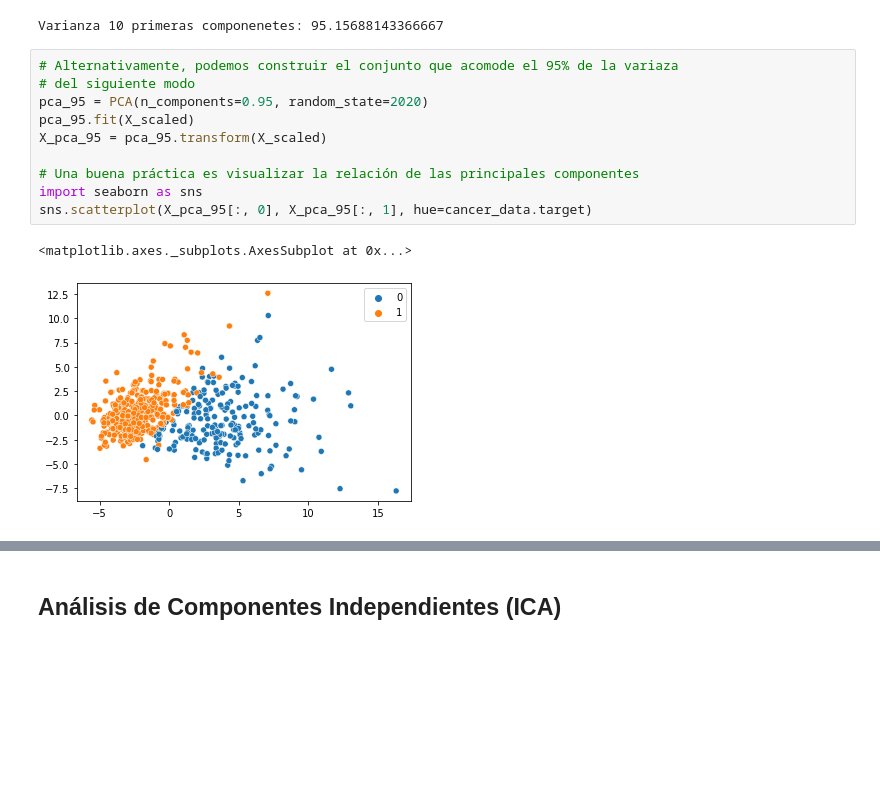
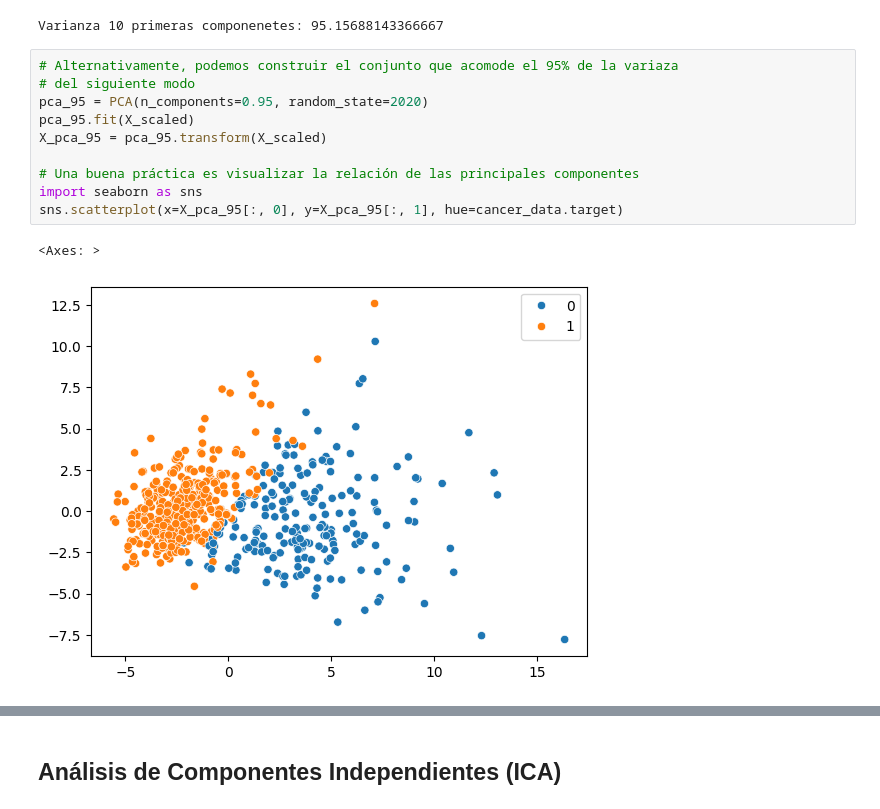
Before and after one commit to txusser/Master_IA_Sanidad, a Jupyter notebook: Modulo_2/2_3_3_Extraccion_de_caracteristicas.ipynb, the cells around one changed output, grey strips where cells are left out. Drawn from its saved outputs; the diff is of its cells as text; blank space fills up the shorter version.

```diff
--- a/Modulo_2/2_3_3_Extraccion_de_caracteristicas.ipynb
+++ b/Modulo_2/2_3_3_Extraccion_de_caracteristicas.ipynb
@@ -126,13 +124,13 @@ Varianza 10 primeras componenetes: 95.15688143366667
 # %%
 # Alternativamente, podemos construir el conjunto que acomode el 95% de la variaza
 # del siguiente modo
 pca_95 = PCA(n_components=0.95, random_state=2020)
 pca_95.fit(X_scaled)
 X_pca_95 = pca_95.transform(X_scaled)
 
 # Una buena práctica es visualizar la relación de las principales componentes
 import seaborn as sns
-sns.scatterplot(X_pca_95[:, 0], X_pca_95[:, 1], hue=cancer_data.target)
+sns.scatterplot(x=X_pca_95[:, 0], y=X_pca_95[:, 1], hue=cancer_data.target)
 # %% [output]
-<matplotlib.axes._subplots.AxesSubplot at 0x...>
+<Axes: >
-[figure, old version]
+[figure, new version]
```
Also changed, not shown: parts of 8 cells of this notebook.
